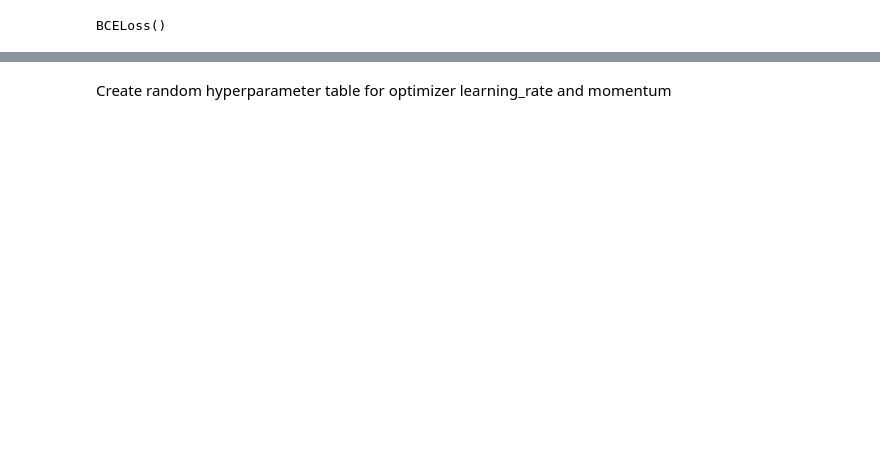
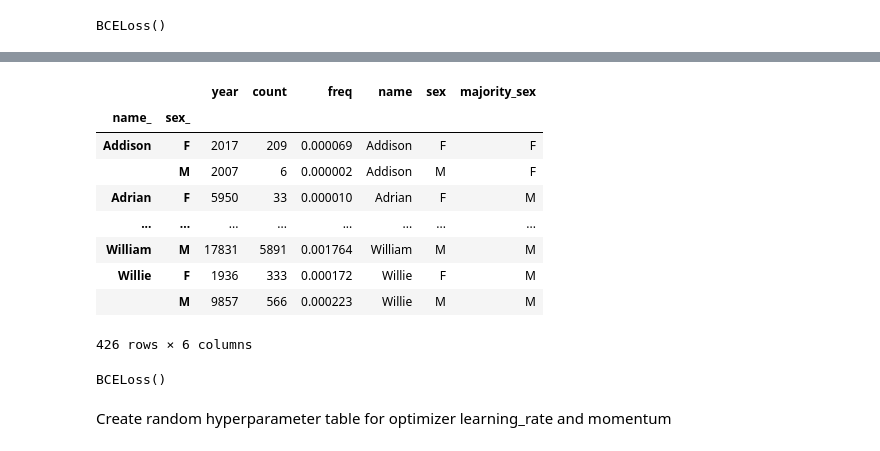
Before and after one commit to kiranraathod/nlpia2, a Jupyter notebook: src/nlpia2/ch05/ch05-name-sex-index-weighted-by-count-pytorch-tuned-learning-rate-deduped-testset.ipynb, the cells around one changed output, grey strips where cells are left out. Drawn from its saved outputs; the diff is of its cells as text; code cells hidden in the pictures; blank space fills up the shorter version.

```diff
--- a/src/nlpia2/ch05/ch05-name-sex-index-weighted-by-count-pytorch-tuned-learning-rate-deduped-testset.ipynb
+++ b/src/nlpia2/ch05/ch05-name-sex-index-weighted-by-count-pytorch-tuned-learning-rate-deduped-testset.ipynb
@@ -359,14 +359,16 @@ criterion
 # %% [output]
 BCELoss()
 # %%
+# Create new majority sex column to hold the most common sex for names used for both sexes
 df['majority_sex'] = df['sex']
+
+# Overwrite the minority sex with the majority.
 for name_, sex_ in df_most_common.index:
     opposite_sex = 'F' if sex_ == 'M' else 'M'
     try:
-        df.loc[(name_, opposite_sex)]['majority_sex'] = sex_
+        # if you put majority_sex after .iloc this fails to overwrite data and generates warning
+        df['majority_sex'].loc[(name_, opposite_sex)] = sex_
+        print(f'overwrote ({name_}, {opposite_sex}) with {sex_}')
     except KeyError:
         pass
-y_pred = df[['majority_sex']] == 'F'
-y = df[['sex']] == 'F'
-(y.values == y_pred.values).sum() / len(y)
 # %% [output]
@@ -378,7 +413,23 @@ See the caveats in the documentation: https://pandas.pydata.org/pandas-docs/stab
+# %%
+dupe_names = df[df['name'].duplicated()]['name'].values
+df[df['name'].isin(dupe_names)]
+# %% [output]
+|  |  | year | count | freq | name | sex | majority_sex |
+| name_ | sex_ |  |  |  |  |  |  |
+| Addison | F | 2017 | 209 | 0.000069 | Addison | F | F |
+|  | M | 2007 | 6 | 0.000002 | Addison | M | F |
+| Adrian | F | 5950 | 33 | 0.000010 | Adrian | F | M |
+| ... | ... | ... | ... | ... | ... | ... | ... |
+| William | M | 17831 | 5891 | 0.001764 | William | M | M |
+| Willie | F | 1936 | 333 | 0.000172 | Willie | F | M |
+|  | M | 9857 | 566 | 0.000223 | Willie | M | M |
+426 rows × 6 columns
 # %%
-weight_train = torch.Tensor(df[['count']].loc[df_most_common.index].values)
-criterion = torch.nn.BCELoss(weight=weight_test)
-criterion
+weight_test = torch.Tensor(df[['count']].loc[df_most_common.index].values)
+criterion_test = torch.nn.BCELoss(weight=weight_test)
+criterion_test
+# %% [output]
+BCELoss()
 # %%
 def rand_range(min_value=0.001, max_value=1):
     scale = max_value - min_value
```
Also changed, not shown: parts of 14 cells of this notebook.
